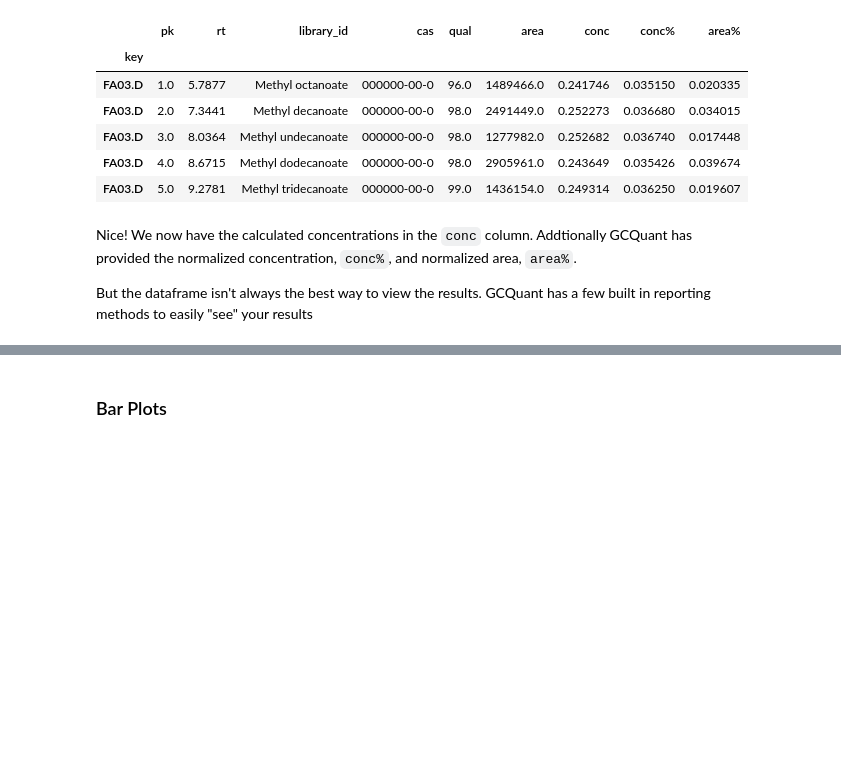
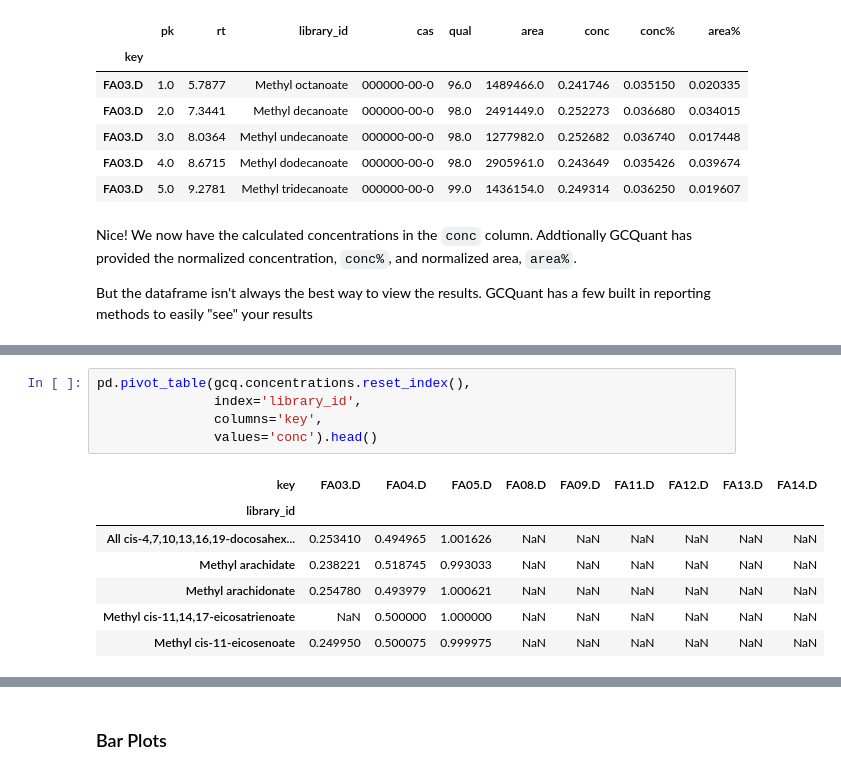
Before and after one commit to audere-labs/pyvalence, a Jupyter notebook: example_gcquant.ipynb, the cells around one changed output, grey strips where cells are left out. Cells and saved outputs as stored; diff of their text form; blank space fills up the shorter version.

Commit message:
reporting results
pivot table section complete

```diff
--- a/example_gcquant.ipynb
+++ b/example_gcquant.ipynb
@@ -158,0 +138,13 @@ gcq.pivot(gcq.concentrations,gcq.stdcurves)
+# %%
+pd.pivot_table(gcq.concentrations.reset_index(),
+               index='library_id',
+               columns='key',
+               values='conc').head()
+# %% [output]
+| key | FA03.D | FA04.D | FA05.D | FA08.D | FA09.D | FA11.D | FA12.D | FA13.D | FA14.D |
+| library_id |  |  |  |  |  |  |  |  |  |
+| All cis-4,7,10,13,16,19-docosahex... | 0.253410 | 0.494965 | 1.001626 | NaN | NaN | NaN | NaN | NaN | NaN |
+| Methyl arachidate | 0.238221 | 0.518745 | 0.993033 | NaN | NaN | NaN | NaN | NaN | NaN |
+| Methyl arachidonate | 0.254780 | 0.493979 | 1.000621 | NaN | NaN | NaN | NaN | NaN | NaN |
+| Methyl cis-11,14,17-eicosatrienoate | NaN | 0.500000 | 1.000000 | NaN | NaN | NaN | NaN | NaN | NaN |
+| Methyl cis-11-eicosenoate | 0.249950 | 0.500075 | 0.999975 | NaN | NaN | NaN | NaN | NaN | NaN |
```
Also changed, not shown: parts of 6 cells of this notebook, 2 other files.
